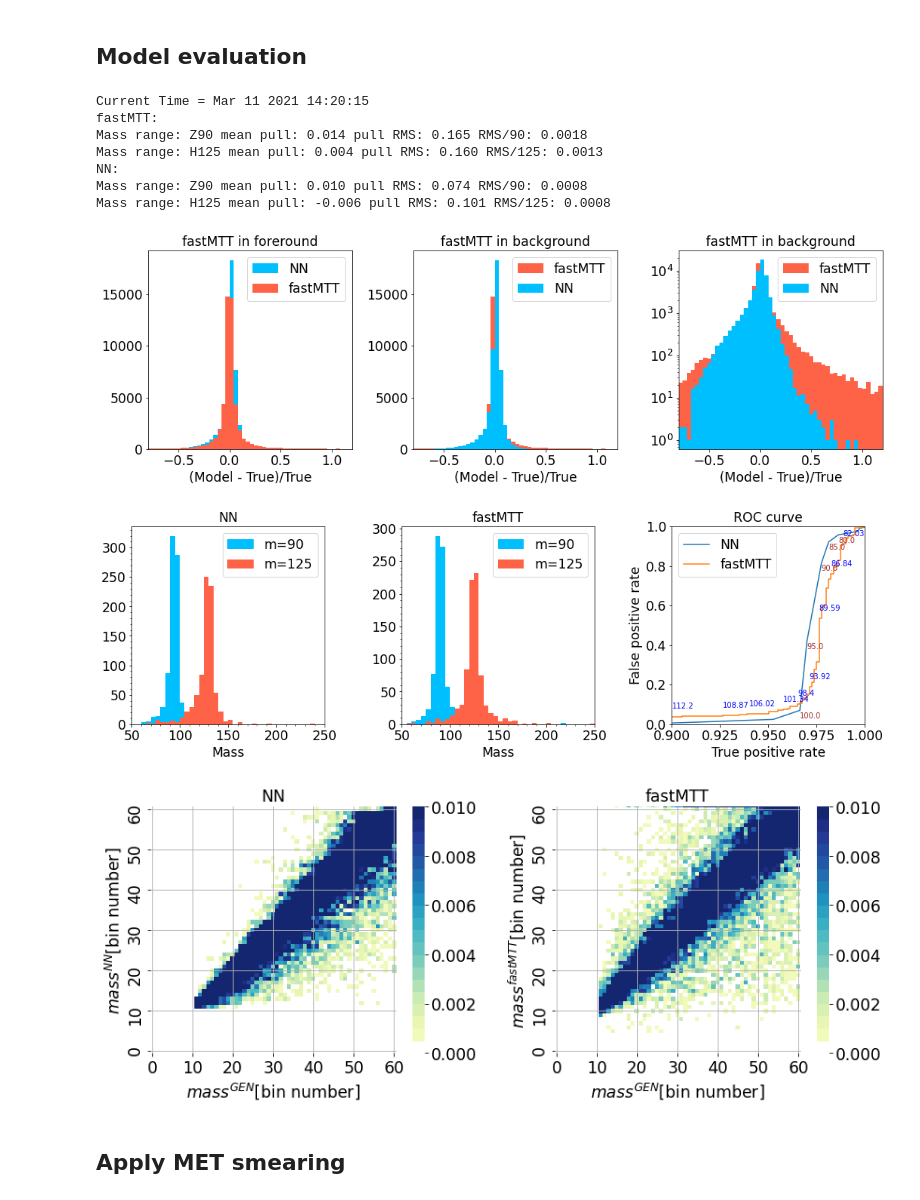
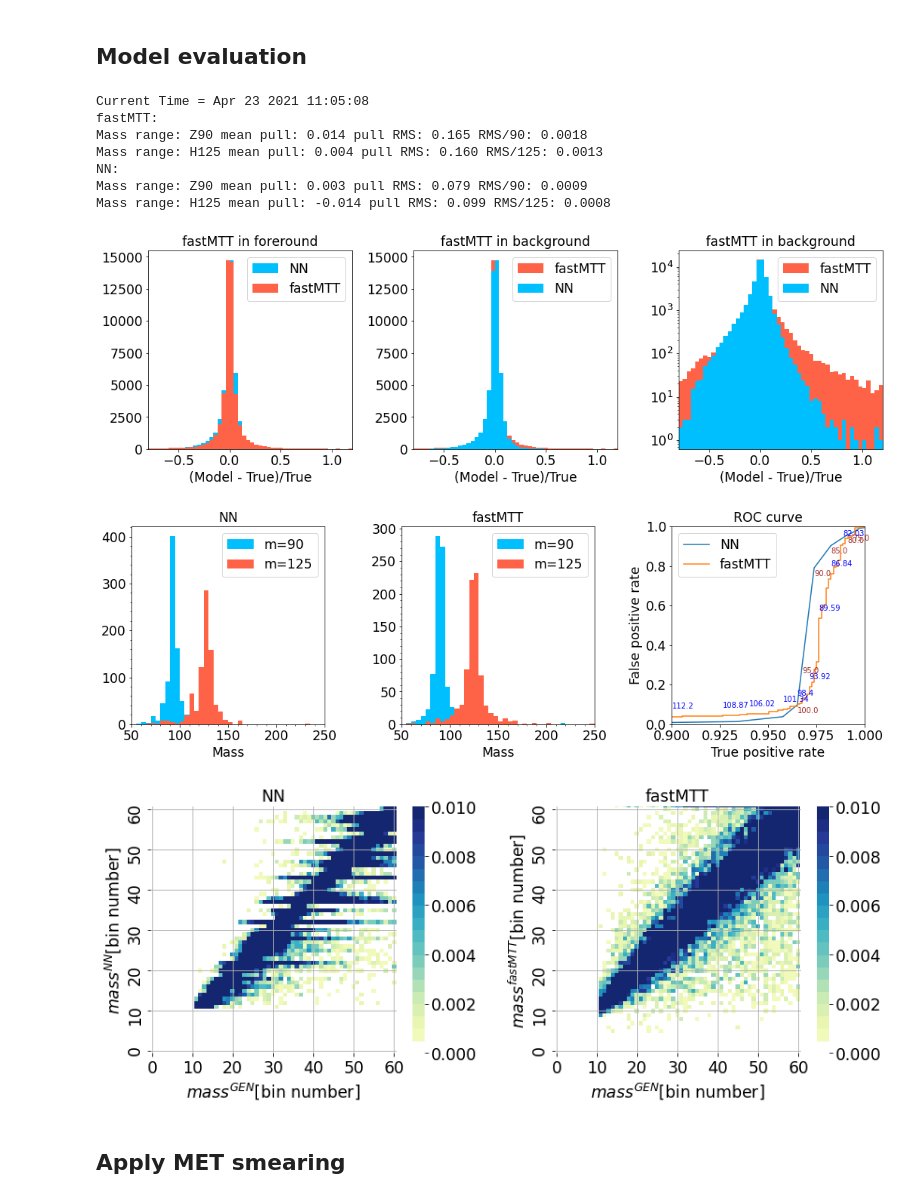
Before and after one commit to akalinow/MachineLearning, a Jupyter notebook: TauTauMass/Training_categorisation.ipynb, the cells around one changed output. Cells and saved outputs as stored; diff of their text form; code cells hidden in the pictures.

```diff
--- a/TauTauMass/Training_categorisation.ipynb
+++ b/TauTauMass/Training_categorisation.ipynb
@@ -57,11 +54,12 @@ def fillPandasDataset(aBatch, df):
     labels = aBatch[1]
     fastMTTPredictions = aBatch[2]
     testMass = None
+
     if(len(aBatch)>5):
         testMass = aBatch[5]
     predictions = model.predict(features, use_multiprocessing=True)
     batch_df = pd.DataFrame(data={"genMass":labels, "fastMTT":fastMTTPredictions, "NN":finalModelAnswer(predictions, testMass),
-                                "metX":features[:,8],"metY":features[:,9]})
+                                "metX":features[:,-3],"metY":features[:,-2]})
     return df.append(batch_df, ignore_index=True)
 
 def fillPandasDatasetWithWeights(aBatch, df):
@@ -102,7 +100,6 @@ def fillPandasDatasetWithWeights(aBatch, df):
 def generate_met_tf_weights(smeared_met, original_met, covariance):
     gauss2D = multivariate_normal(mean=original_met, cov=covariance)
     met_tf_weights = gauss2D.pdf(smeared_met)
-    #met_tf_weights = np.reshape(met_tf_weights, (-1,1))
     met_tf_weights = met_tf_weights/gauss2D.pdf(original_met)
     return met_tf_weights
 
@@ -404,37 +447,37 @@ print("Training end. Current Time =", current_time)
 # %%
 import importlib
 import plottingFunctions as plf
 importlib.reload(plf)
 
 if not runOnCluster:
-    nEpochsSaved = 5000
+    nEpochsSaved = 200
     checkpoint_path = "training/model_{epoch:04d}"
     model = tf.keras.models.load_model(checkpoint_path.format(epoch=nEpochsSaved), custom_objects=custom_objects)
 
     current_time = datetime.now().strftime("%b %d %Y %H:%M:%S")
     print("Current Time =", current_time)
 
     testFileNames = glob.glob(trainDataDir + 'df.parquet_RootAnalysis_SVfitMLAnalysisMuTau_Pythia8.gzip')
     test_dataset = loadDataset(testFileNames, isTrain=False, nEpochs=1, batchSize=10000)
 
     df = pd.DataFrame(columns = ["genMass", "fastMTT", "NN", "metX", "metY"])
     for aBatch in test_dataset.take(5):
         df = fillPandasDataset(aBatch, df)
 
     plf.plotPull(df, minX=-0.8, maxX=1.2)
     plf.compareDYandH125(df)
     plf.plotCM(df, vmax=0.01, mass2Label=mass2Label)
 # %% [output]
-Current Time = Mar 11 2021 14:20:15
+Current Time = Apr 23 2021 11:05:08
 fastMTT:
 Mass range: Z90 mean pull: 0.014 pull RMS: 0.165 RMS/90: 0.0018
 Mass range: H125 mean pull: 0.004 pull RMS: 0.160 RMS/125: 0.0013
 NN:
-Mass range: Z90 mean pull: 0.010 pull RMS: 0.074 RMS/90: 0.0008
-Mass range: H125 mean pull: -0.006 pull RMS: 0.101 RMS/125: 0.0008
+Mass range: Z90 mean pull: 0.003 pull RMS: 0.079 RMS/90: 0.0009
+Mass range: H125 mean pull: -0.014 pull RMS: 0.099 RMS/125: 0.0008
-[figure, old version]
+[figure, new version]
-[figure, old version]
+[figure, new version]
-[figure, old version]
+[figure, new version]
 # %% [markdown]
 ## Apply MET smearing
 # %%
```
Also changed, not shown: parts of 7 cells of this notebook, 8 other files.
